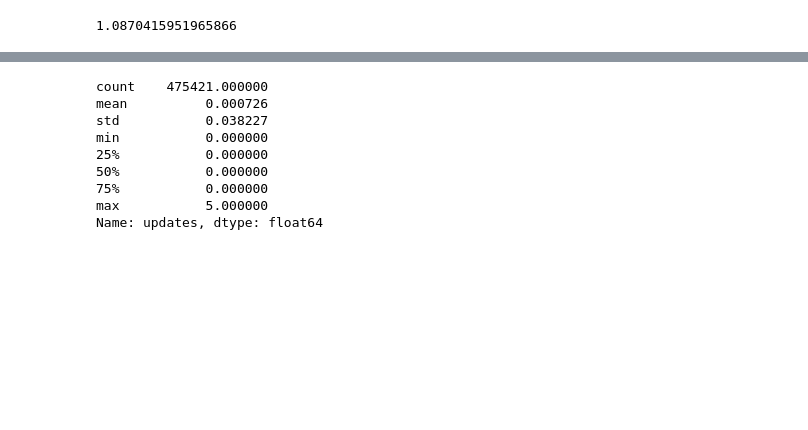
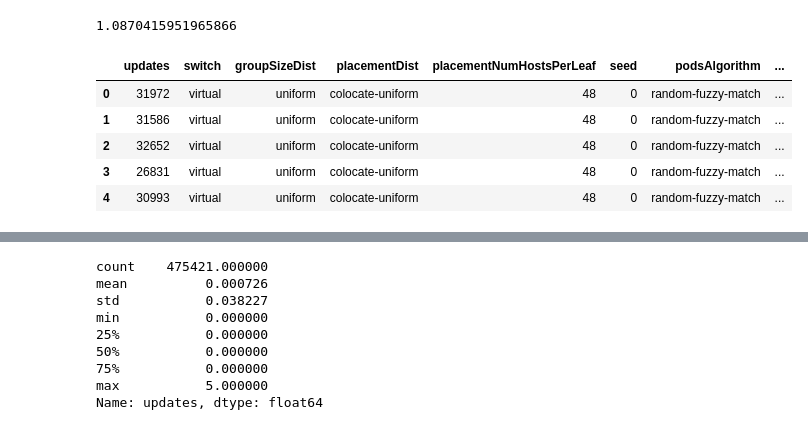
Before and after one commit to Elmo-MCast/numerical-evals, a Jupyter notebook: notebooks/temp/temp.ipynb, the cells around one changed output, grey strips where cells are left out. Drawn from its saved outputs; the diff is of its cells as text; code cells hidden in the pictures; blank space fills up the shorter version.

```diff
--- a/notebooks/temp/temp.ipynb
+++ b/notebooks/temp/temp.ipynb
@@ -338,3 +334,17 @@ tempBytes1500B['overlayTrafficCorrected1500B']/tempBytes1500B['multicastTraffic1
 tempBytes1500B['baseeratTraffic1500B']/tempBytes1500B['multicastTraffic1500B']
 # %% [output]
 1.0870415951965866
+# %%
+perSwitchUpdateCount = DataSetAsDataFrame('per_switch_update_count.csv',
+                                          dynamic_folders,
+                                          ['updates', 'switch'],
+                                          header=0)
+# %%
+perSwitchUpdateCount.head()
+# %% [output]
+|  | updates | switch | groupSizeDist | placementDist | placementNumHostsPerLeaf | seed | podsAlgorithm | ... |
+| 0 | 31972 | virtual | uniform | colocate-uniform | 48 | 0 | random-fuzzy-match | ... |
+| 1 | 31586 | virtual | uniform | colocate-uniform | 48 | 0 | random-fuzzy-match | ... |
+| 2 | 32652 | virtual | uniform | colocate-uniform | 48 | 0 | random-fuzzy-match | ... |
+| 3 | 26831 | virtual | uniform | colocate-uniform | 48 | 0 | random-fuzzy-match | ... |
+| 4 | 30993 | virtual | uniform | colocate-uniform | 48 | 0 | random-fuzzy-match | ... |
```
Also changed, not shown: parts of 5 cells of this notebook, 5 other files.
